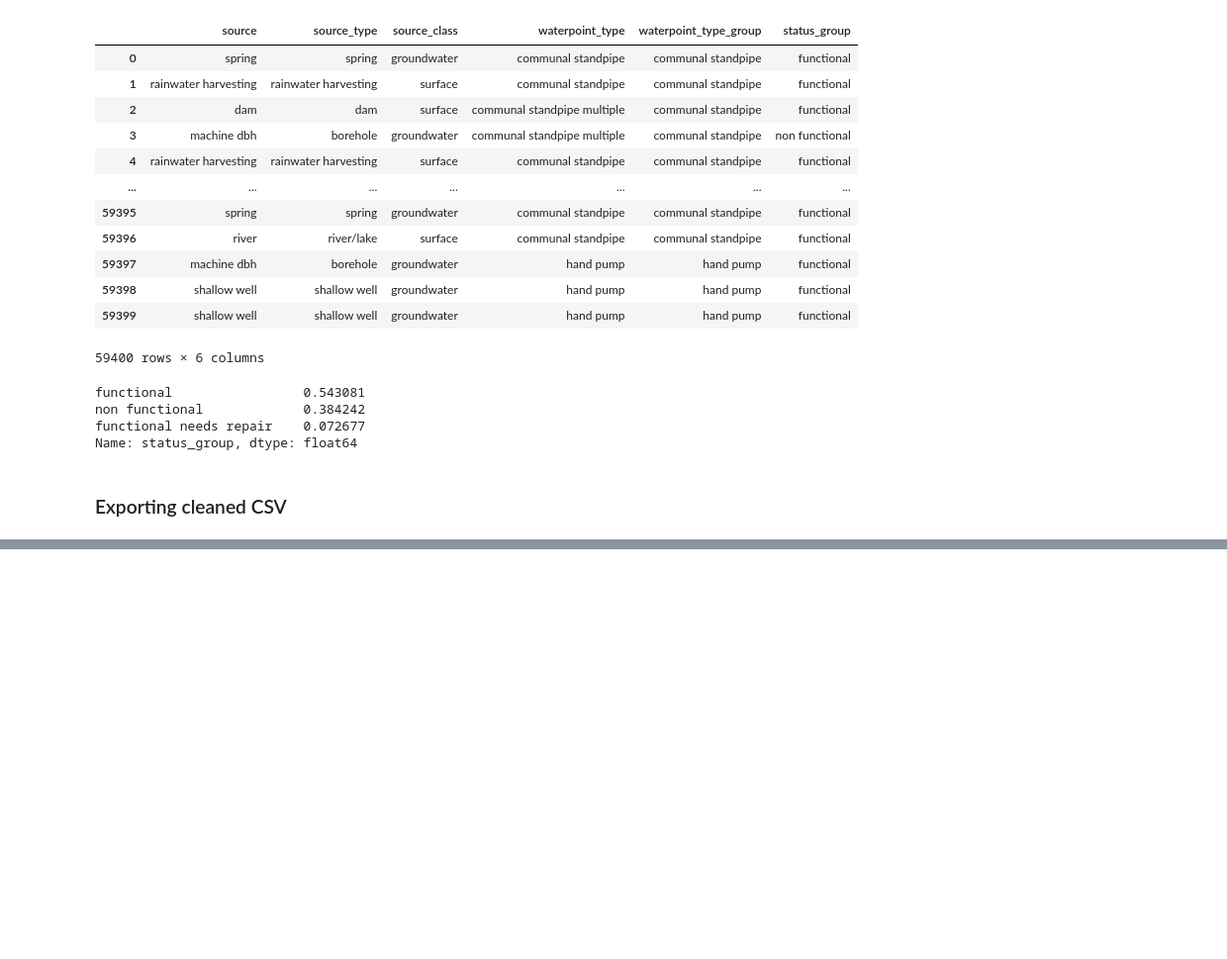
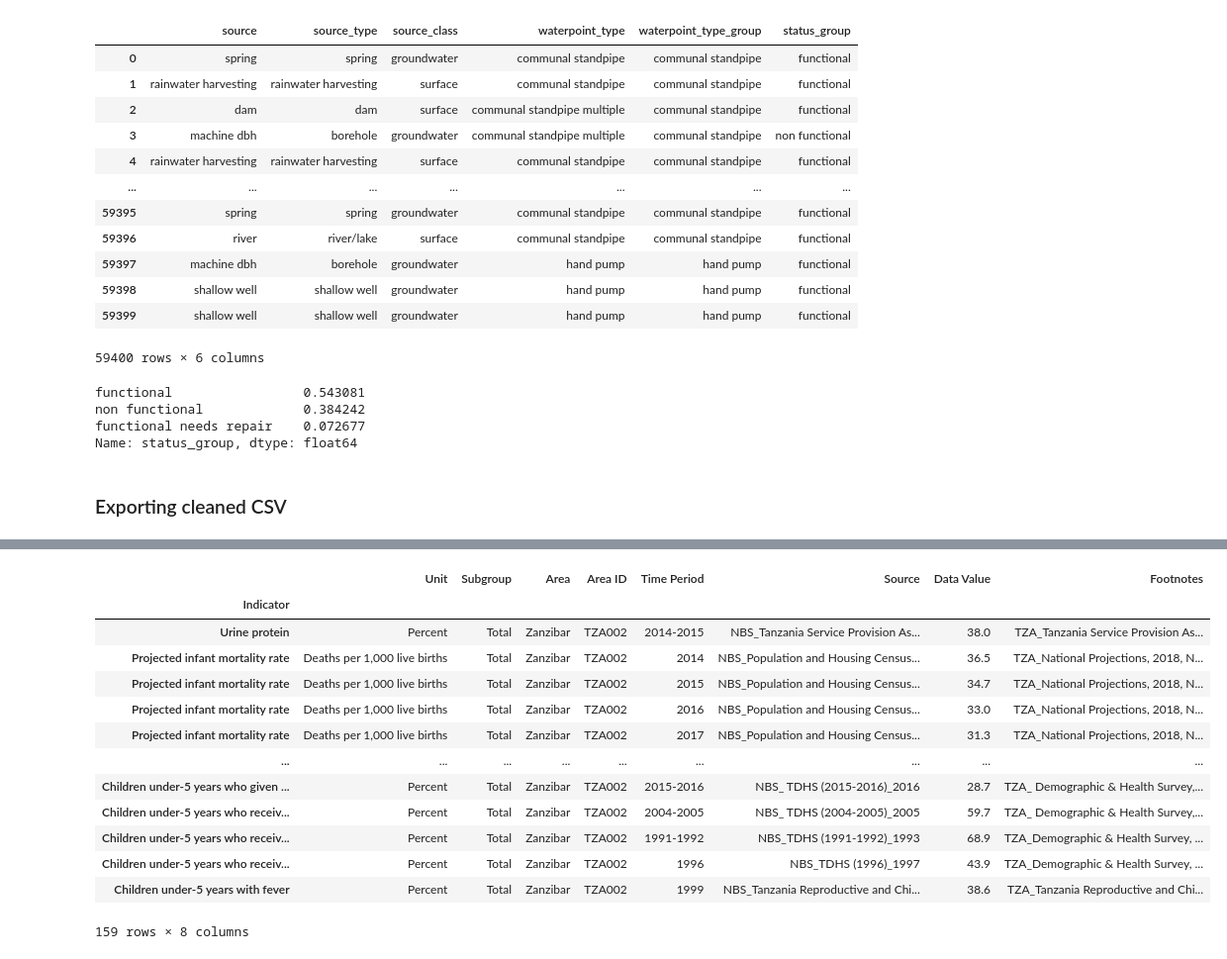
Before and after one commit to kalebts/Tanzania-Group-Project, a Jupyter notebook: Jackie.ipynb, the cells around one changed output, grey strips where cells are left out. Shown at 99% size. Saved outputs shown, nothing was run; the diff lists cells and outputs as text; code cells hidden in the pictures; blank space fills up the shorter version.

```diff
--- a/Jackie.ipynb
+++ b/Jackie.ipynb
@@ -203,0 +518,18 @@ water_pump.to_csv('./data/water_pump_info_cleaned_jp.csv', index=False)
+# %%
+census_health_zanzibar = census_health.T[census_health.T['Area'] == 'Zanzibar']
+census_health_zanzibar
+# %% [output]
+|  | Unit | Subgroup | Area | Area ID | Time Period | Source | Data Value | Footnotes |
+| Indicator |  |  |  |  |  |  |  |  |
+| Urine protein | Percent | Total | Zanzibar | TZA002 | 2014-2015 | NBS_Tanzania Service Provision As... | 38.0 | TZA_Tanzania Service Provision As... |
+| Projected infant mortality rate | Deaths per 1,000 live births | Total | Zanzibar | TZA002 | 2014 | NBS_Population and Housing Census... | 36.5 | TZA_National Projections, 2018, N... |
+| Projected infant mortality rate | Deaths per 1,000 live births | Total | Zanzibar | TZA002 | 2015 | NBS_Population and Housing Census... | 34.7 | TZA_National Projections, 2018, N... |
+| Projected infant mortality rate | Deaths per 1,000 live births | Total | Zanzibar | TZA002 | 2016 | NBS_Population and Housing Census... | 33.0 | TZA_National Projections, 2018, N... |
+| Projected infant mortality rate | Deaths per 1,000 live births | Total | Zanzibar | TZA002 | 2017 | NBS_Population and Housing Census... | 31.3 | TZA_National Projections, 2018, N... |
+| ... | ... | ... | ... | ... | ... | ... | ... | ... |
+| Children under-5 years who given ... | Percent | Total | Zanzibar | TZA002 | 2015-2016 | NBS_ TDHS (2015-2016)_2016 | 28.7 | TZA_ Demographic & Health Survey,... |
+| Children under-5 years who receiv... | Percent | Total | Zanzibar | TZA002 | 2004-2005 | NBS_ TDHS (2004-2005)_2005 | 59.7 | TZA_ Demographic & Health Survey,... |
+| Children under-5 years who receiv... | Percent | Total | Zanzibar | TZA002 | 1991-1992 | NBS_TDHS (1991-1992)_1993 | 68.9 | TZA_Demographic & Health Survey, ... |
+| Children under-5 years who receiv... | Percent | Total | Zanzibar | TZA002 | 1996 | NBS_TDHS (1996)_1997 | 43.9 | TZA_Demographic & Health Survey, ... |
+| Children under-5 years with fever | Percent | Total | Zanzibar | TZA002 | 1999 | NBS_Tanzania Reproductive and Chi... | 38.6 | TZA_Tanzania Reproductive and Chi... |
+159 rows × 8 columns
```
Also changed, not shown: parts of 35 cells of this notebook, 1 other file.
